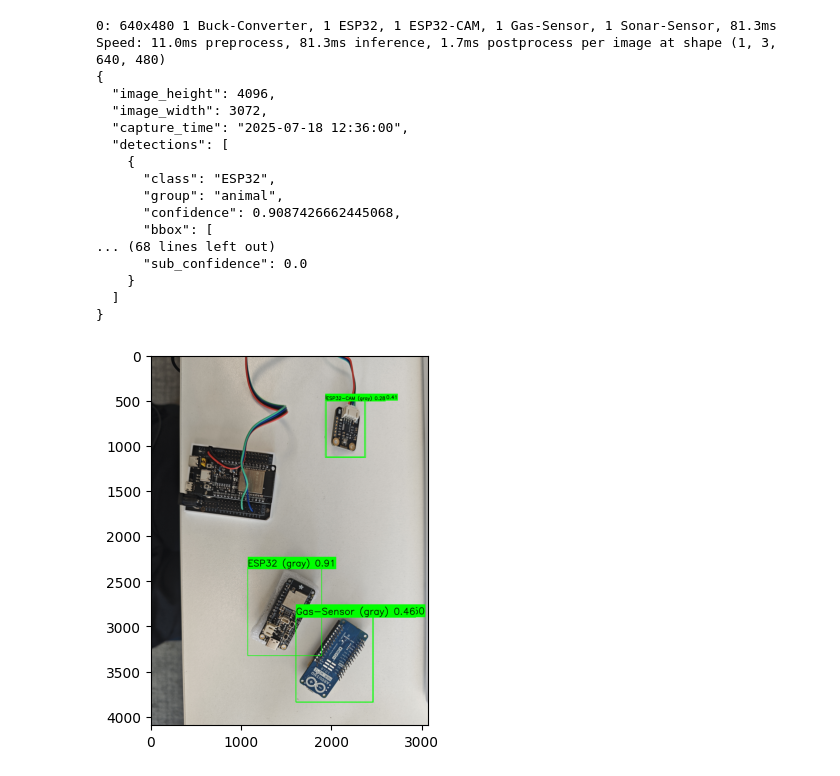
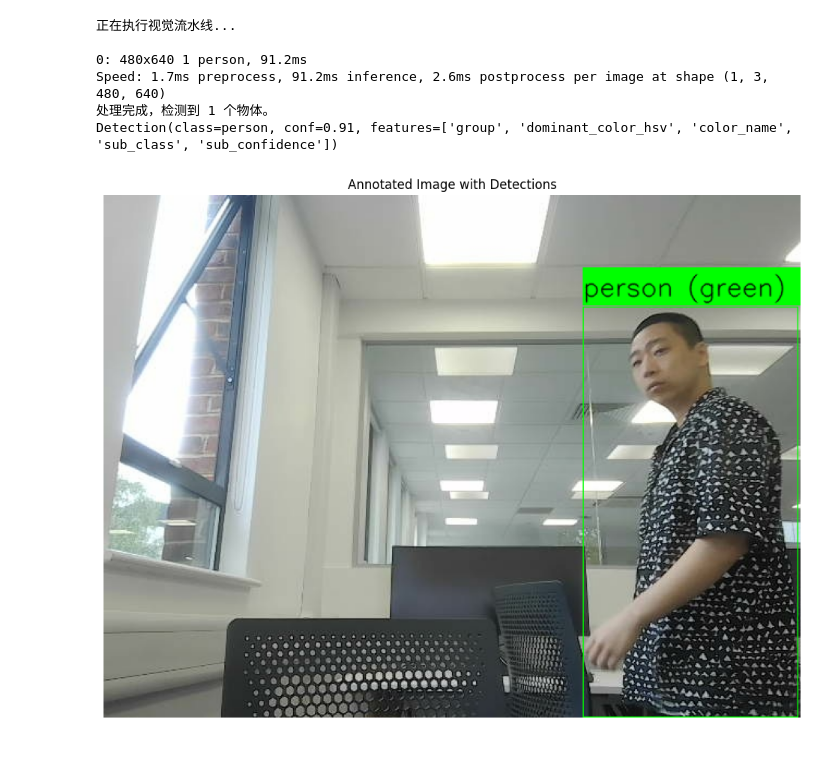
Before and after one commit to Z2nd/DeepSeek-Image-Recognition, a Jupyter notebook: app.ipynb, the cells around one changed output. Cells and saved outputs as stored; diff of their text form; code cells hidden in the pictures.

```diff
--- a/app.ipynb
+++ b/app.ipynb
@@ -31,35 +56,25 @@ plt.show()
 # %%
-# 执行检测
-detections_list, annotated_image = vision_detection.detect_objects_yolo(
-    image_bgr, yolo_model, secondary_model=secondary_model
-)
+print("正在执行视觉流水线...")
+# --- 核心改动：运行流水线 ---
+# pipeline.run 会返回处理后的 Detection 对象列表和已标注的图像
+detections, annotated_image = pipeline.run(image_bgr, yolo_model=yolo_model)
 
-# 格式化为JSON
-json_detections = llm_formatting.format_detections_as_json_for_llm(
-    detections_list, image_bgr.shape, "2025-07-18 12:36:00"
-)
+print(f"处理完成，检测到 {len(detections)} 个物体。")
+for d in detections:
+    print(d) # 打印每个Detection对象的摘要信息
 
-# 显示结果
-print(json.dumps(json.loads(json_detections), indent=2))
+# 显示带注释的图像
+plt.figure(figsize=(12, 10))
 plt.imshow(cv2.cvtColor(annotated_image, cv2.COLOR_BGR2RGB))
+plt.title('Annotated Image with Detections')
+plt.axis('off')
 plt.show()
 # %% [output]
-0: 640x480 1 Buck-Converter, 1 ESP32, 1 ESP32-CAM, 1 Gas-Sensor, 1 Sonar-Sensor, 81.3ms
-Speed: 11.0ms preprocess, 81.3ms inference, 1.7ms postprocess per image at shape (1, 3, 640, 480)
-{
-  "image_height": 4096,
-  "image_width": 3072,
-  "capture_time": "2025-07-18 12:36:00",
-  "detections": [
-    {
-      "class": "ESP32",
-      "group": "animal",
-      "confidence": 0.9087426662445068,
-      "bbox": [
-... (68 lines left out)
-      "sub_confidence": 0.0
-    }
-  ]
-}
+正在执行视觉流水线...
+
+0: 480x640 1 person, 91.2ms
+Speed: 1.7ms preprocess, 91.2ms inference, 2.6ms postprocess per image at shape (1, 3, 480, 640)
+处理完成，检测到 1 个物体。
+Detection(class=person, conf=0.91, features=['group', 'dominant_color_hsv', 'color_name', 'sub_class', 'sub_confidence'])
-[figure, old version]
+[figure, new version]
 # %%
```
Also changed, not shown: parts of 3 cells of this notebook, 11 other files.
